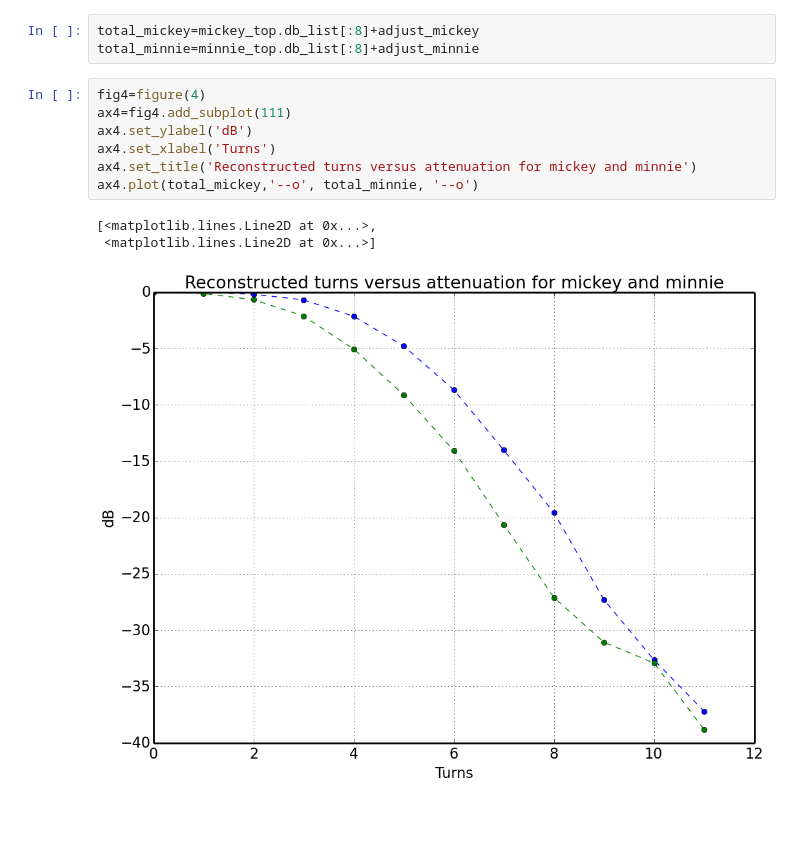
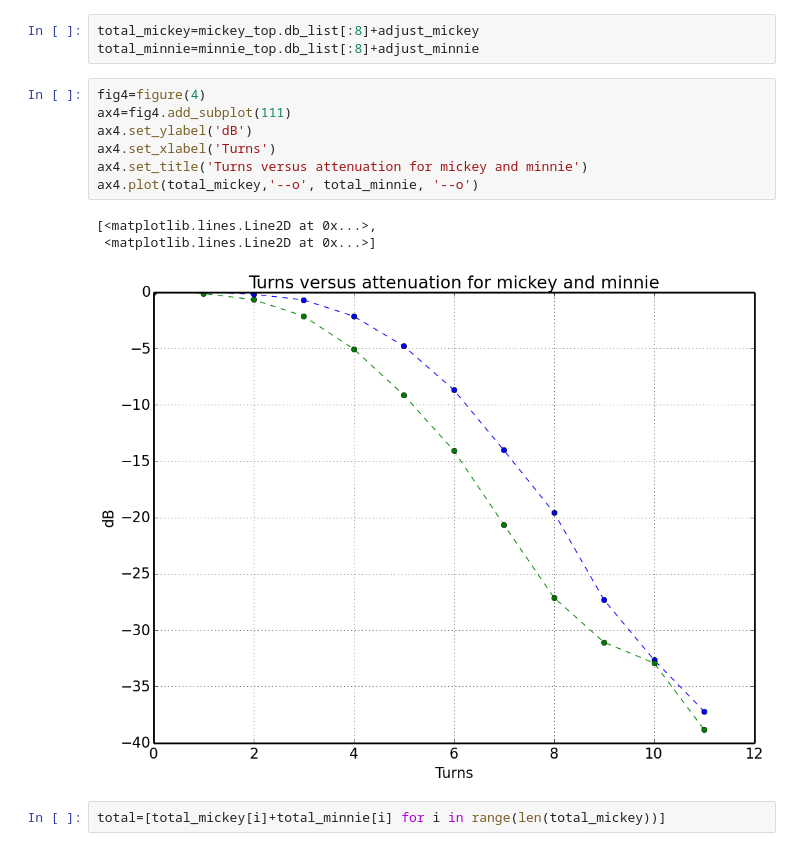
Before and after one commit to ColumbiaCMB/mmw-source, a Jupyter notebook: 2014-04-21_individual-attenuator-characterization.ipynb, the cells around one changed output. Saved outputs shown, nothing was run; the diff lists cells and outputs as text; blank space fills up the shorter version.

```diff
--- a/2014-04-21_individual-attenuator-characterization.ipynb
+++ b/2014-04-21_individual-attenuator-characterization.ipynb
@@ -147,11 +147,13 @@ total_minnie=minnie_top.db_list[:8]+adjust_minnie
 # %%
 fig4=figure(4)
 ax4=fig4.add_subplot(111)
 ax4.set_ylabel('dB')
 ax4.set_xlabel('Turns')
-ax4.set_title('Reconstructed turns versus attenuation for mickey and minnie')
+ax4.set_title('Turns versus attenuation for mickey and minnie')
 ax4.plot(total_mickey,'--o', total_minnie, '--o')
 # %% [output]
 [<matplotlib.lines.Line2D at 0x...>,
  <matplotlib.lines.Line2D at 0x...>]
-[figure, old version]
+[figure, new version]
+# %%
+total=[total_mickey[i]+total_minnie[i] for i in range(len(total_mickey))]
```
Also changed, not shown: parts of 4 cells of this notebook, 3 other files.
